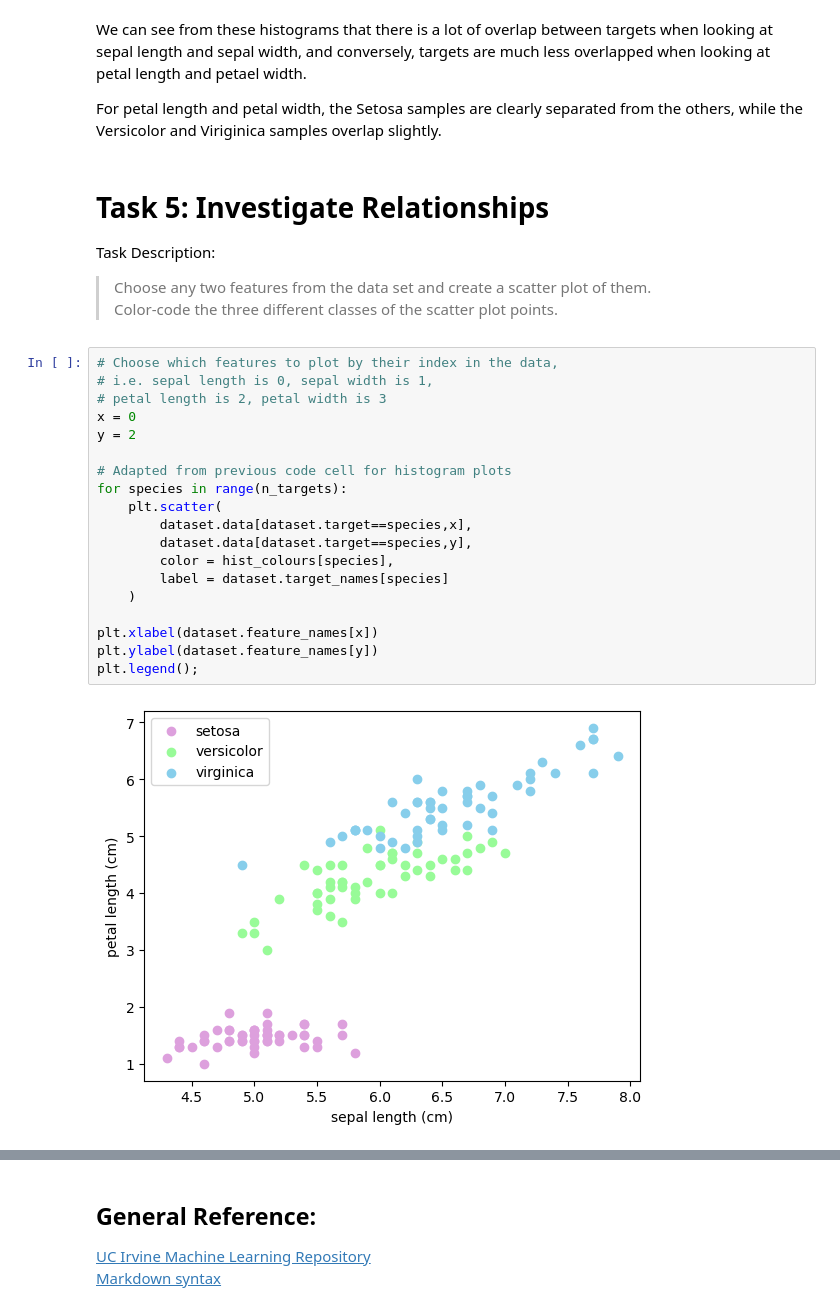
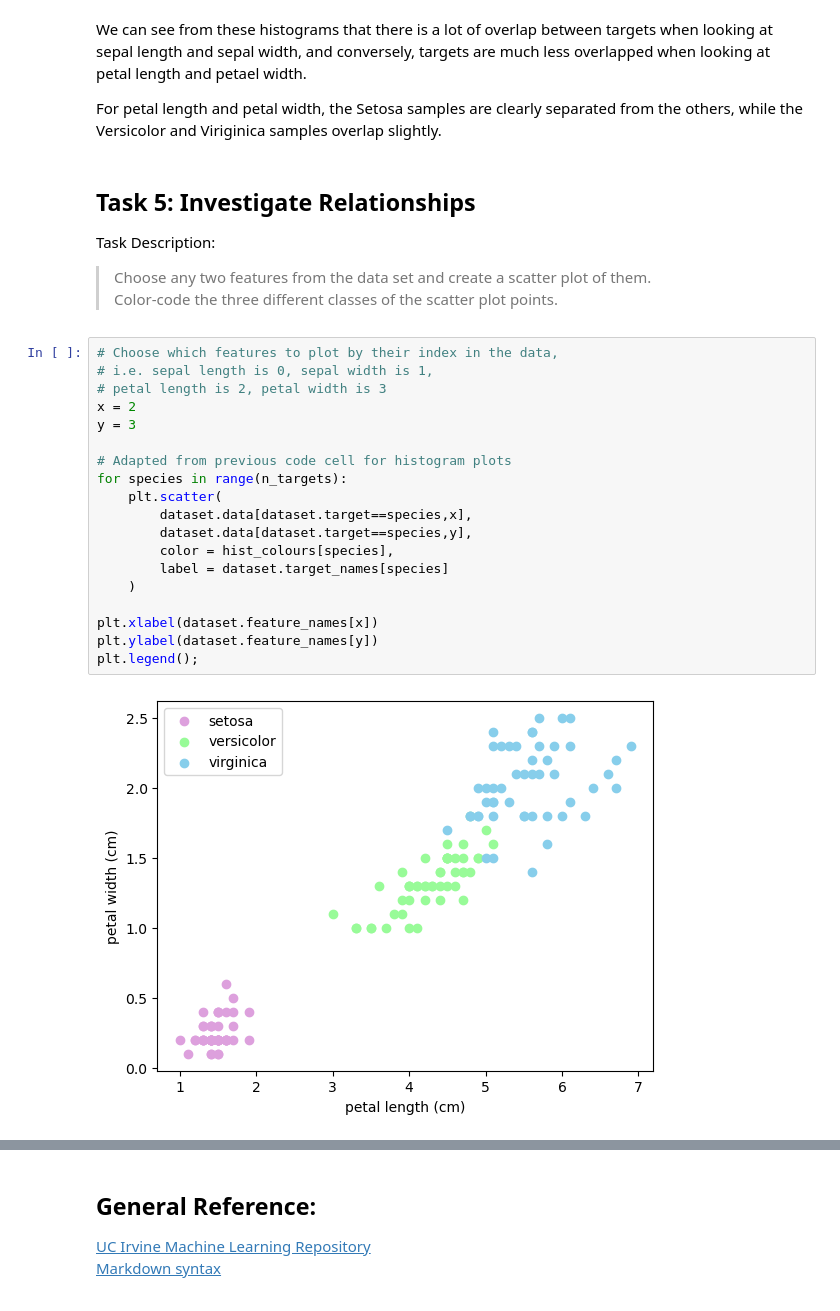
Before and after one commit to SuColl/principles_of_data_analytics, a Jupyter notebook: tasks.ipynb, the cells around one changed output, grey strips where cells are left out. Cells and saved outputs as stored; diff of their text form.

```diff
--- a/tasks.ipynb
+++ b/tasks.ipynb
@@ -299,28 +297,28 @@ We can see from these histograms that there is a lot of overlap between targets
 
 For petal length and petal width, the Setosa samples are clearly separated from the others, while the Versicolor and Viriginica samples overlap slightly.
 # %% [markdown]
-# Task 5: Investigate Relationships
+## Task 5: Investigate Relationships
 Task Description:
 >Choose any two features from the data set and create a scatter plot of them.
 >Color-code the three different classes of the scatter plot points.
 # %%
 # Choose which features to plot by their index in the data,
 # i.e. sepal length is 0, sepal width is 1,
 # petal length is 2, petal width is 3
-x = 0
-y = 2
+x = 2
+y = 3
 
 # Adapted from previous code cell for histogram plots
 for species in range(n_targets):
     plt.scatter(
         dataset.data[dataset.target==species,x],
         dataset.data[dataset.target==species,y],
         color = hist_colours[species],
         label = dataset.target_names[species]
     )
 
 plt.xlabel(dataset.feature_names[x])
 plt.ylabel(dataset.feature_names[y])
 plt.legend();
 # %% [output]
-[figure, old version]
+[figure, new version]
```
Also changed, not shown: parts of 3 cells of this notebook.
